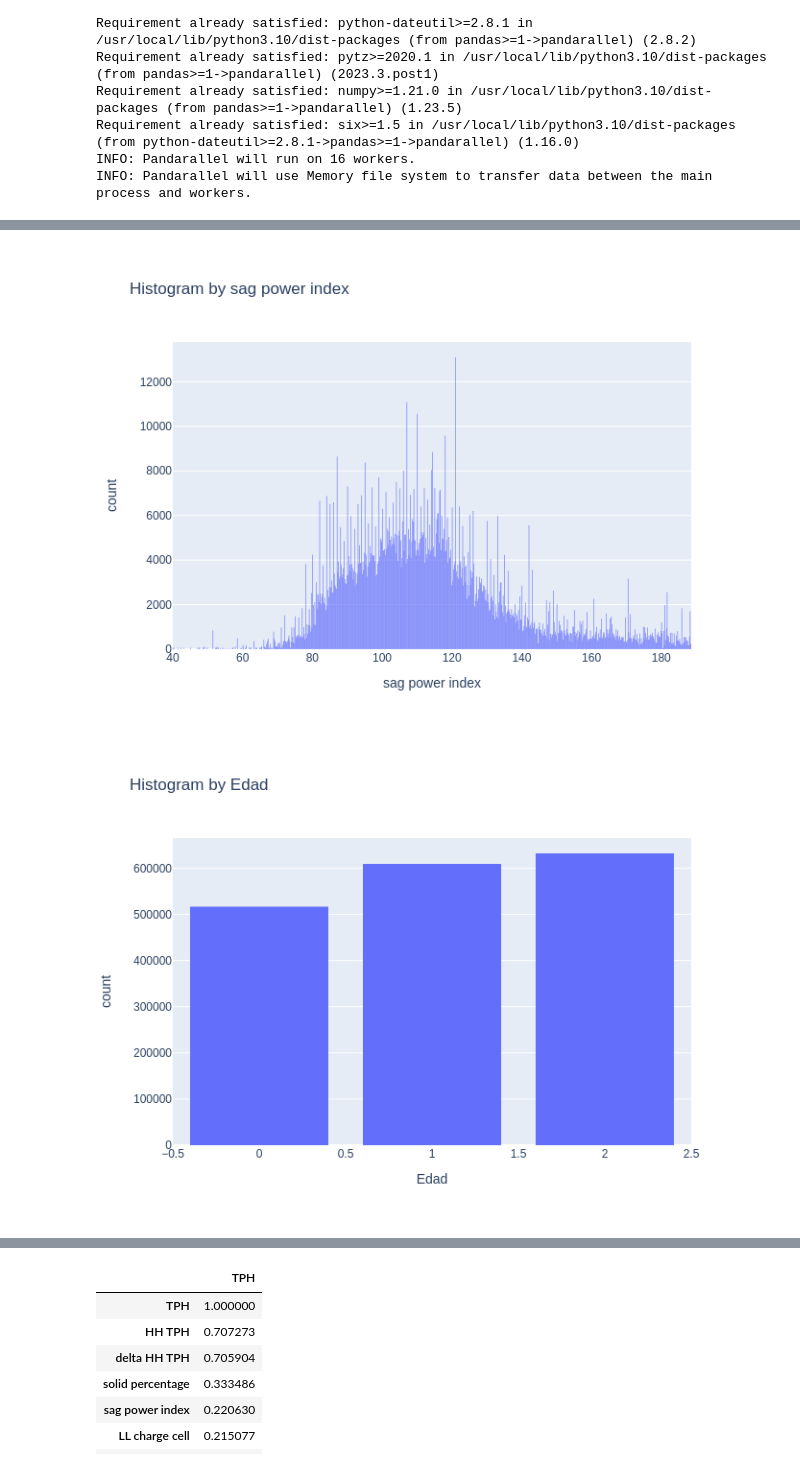
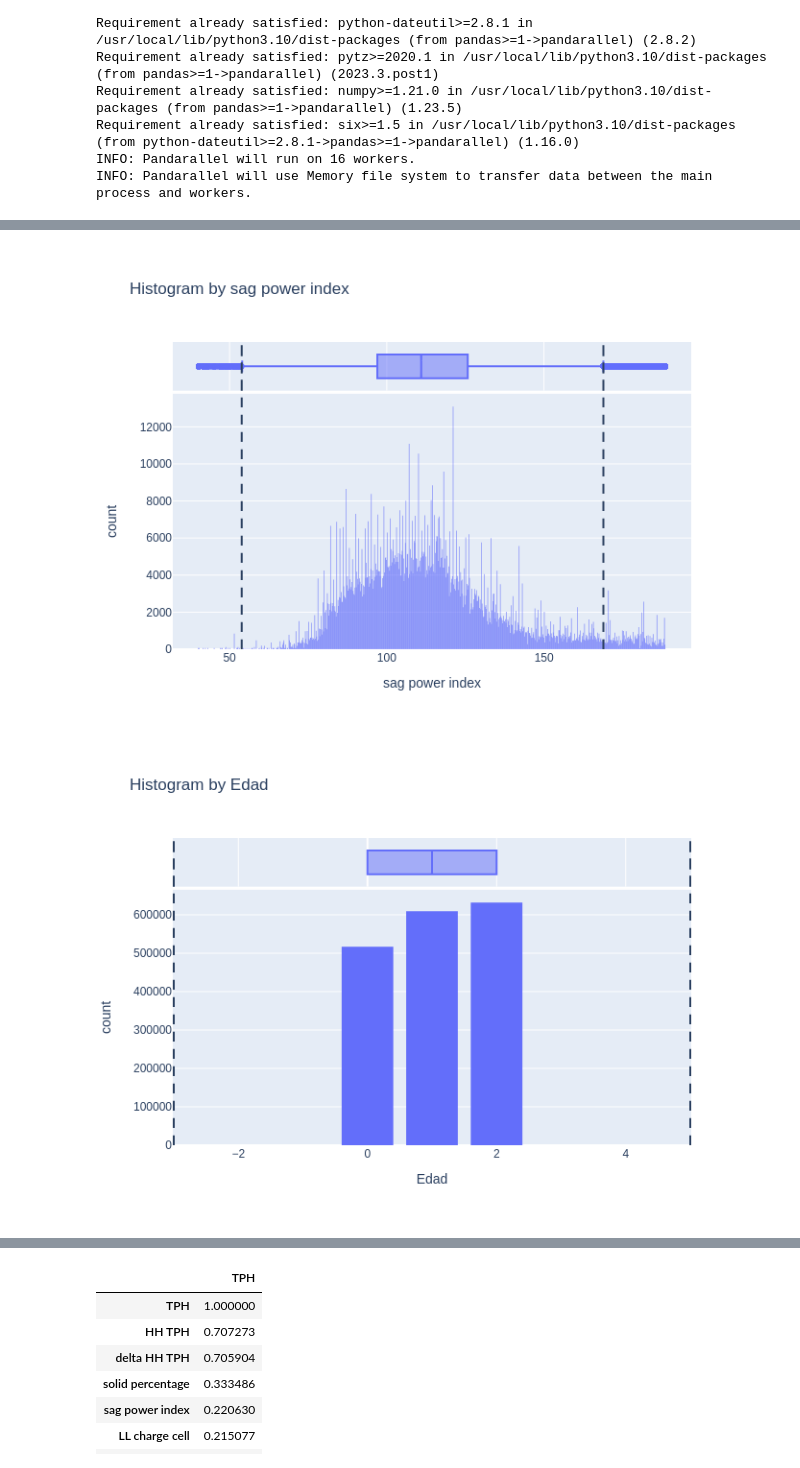
Before and after one commit to JLCdata/Tesis-Magister, a Jupyter notebook: notebooks/notebooks solution based on RL/EDA.ipynb, the cells around one changed output, grey strips where cells are left out. Saved outputs shown, nothing was run; the diff lists cells and outputs as text; code cells hidden in the pictures.

```diff
--- a/notebooks/notebooks solution based on RL/EDA.ipynb
+++ b/notebooks/notebooks solution based on RL/EDA.ipynb
@@ -92,22 +104,39 @@ df_clean.head()
 # %%
-# Histograms by Restricción
+# Histograms by tag
 for rest in tags:
     fig = px.histogram(
         df_clean,
         x=rest,
         #color="Restricción",
         #nbins=20,
-        title=f"Histogram by {rest}",
+        title=f"Histogram  {rest}",marginal="box"
     )
     #fig.update_traces(marker_color="#01515F")
     fig.update_layout(yaxis=dict(tickformat=".0f"), #plot_bgcolor="white"
     )
     fig.update_layout(height=500, width=700, bargap=0.2)
 
+    # outliers
+    q3 =df_clean[
+        rest
+    ].describe()[6]
+    q1 =df_clean[
+        rest
+    ].describe()[4]
+
+    IQR = q3 - q1
+    alpha = 1.5
+    umbral_up = q3 + alpha * IQR
+    umbral_down= q1 - alpha * IQR
+
+    fig.add_vrect(x0=umbral_down, x1=umbral_down, line_dash="dash")
+    fig.add_vrect(x0=umbral_up, x1=umbral_up, line_dash="dash")
+
     pio.write_image(
         fig,
         f"photo.png",
     )
     display(Image(f"photo.png"))
+
     # fig.show()
 # %% [output]
@@ -124,2 +153,2 @@ for rest in tags:
-[figure, old version]
+[figure, new version]
-[figure, old version]
+[figure, new version]
```
Also changed, not shown: parts of 9 cells of this notebook.
